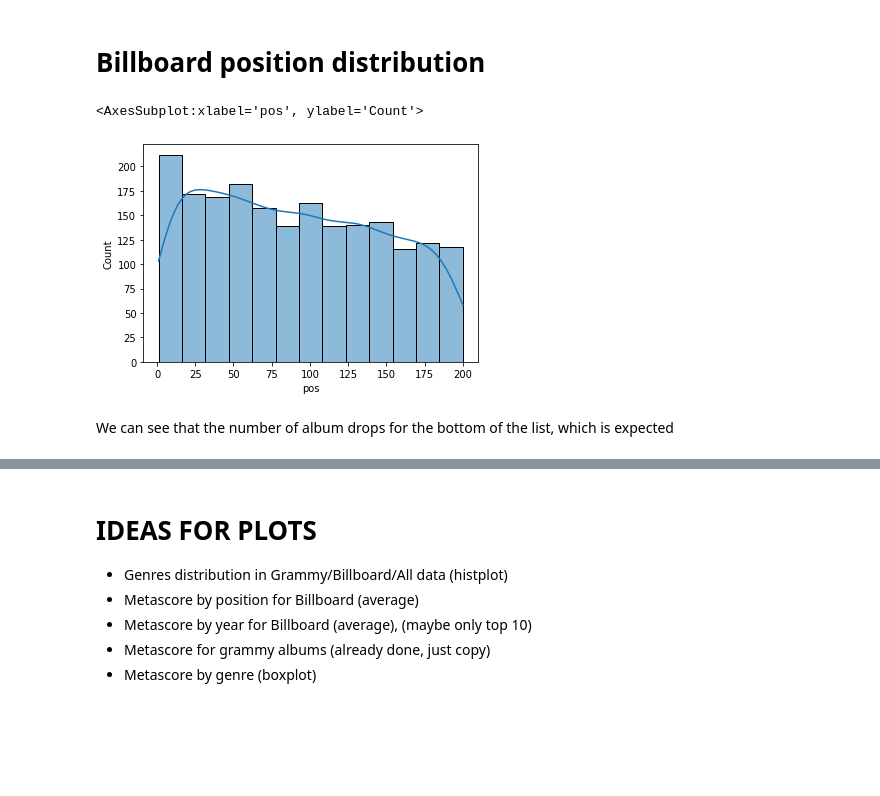
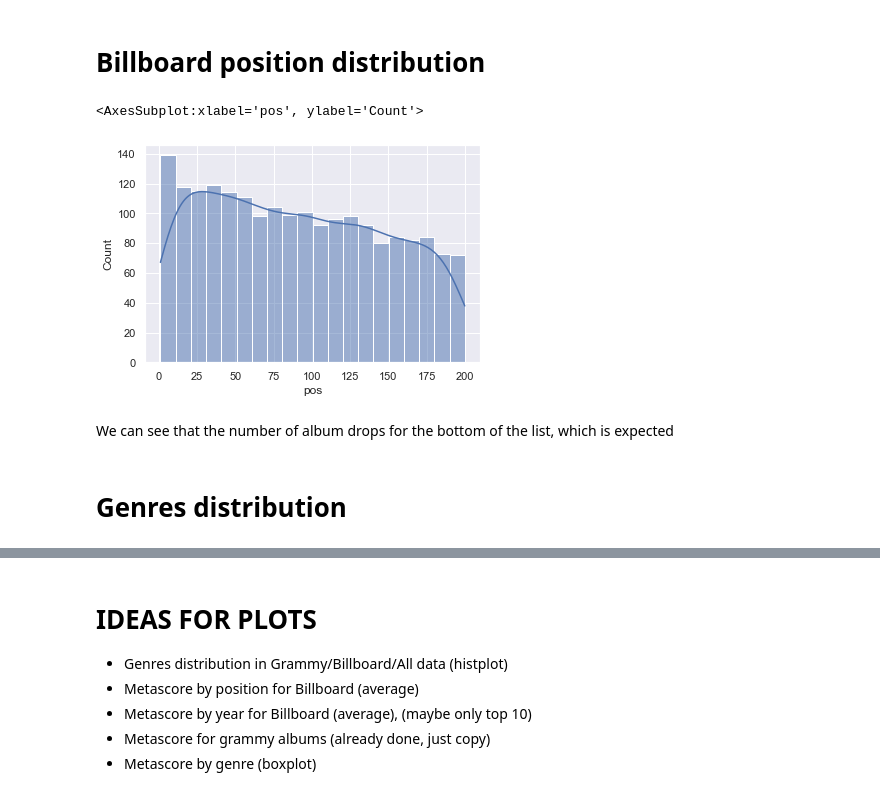
Before and after one commit to wainejr/CSB53, a Jupyter notebook: notebooks/graph_plots_joined_data.ipynb, the cells around one changed output, grey strips where cells are left out. Cells and saved outputs as stored; diff of their text form; code cells hidden in the pictures; blank space fills up the shorter version.

Commit message:
Added plots

```diff
--- a/notebooks/graph_plots_joined_data.ipynb
+++ b/notebooks/graph_plots_joined_data.ipynb
@@ -3,6 +3,8 @@ import pandas as pd
 import matplotlib.pyplot as plt
 import numpy as np
 import seaborn as sns
+
+sns.set_theme()
 # %%
 filename = "../data/all_data.json"
 
@@ -70,17 +72,19 @@ Grammy is harder to estimate, because some albums are released in one year, but
 # %%
 _billboard_positions = df_billboard["billboard"].apply(lambda d: [v for v in d.values()])
 all_pos = []
 for b in _billboard_positions.values:
     for v in b:
         all_pos.append(v)
 
 _pos_df = pd.DataFrame([{"pos": a} for a in all_pos])
 # _pos_df.plot.bar(xticks=[0, 25, 50, 75, 100, 125, 150, 175, 200], yticks=[0, 5, 10, 15, 20])
 
-sns.histplot(_pos_df, x="pos", fill=True, element="bars", kde=True)
+sns.histplot(_pos_df, x="pos", fill=True, element="bars", kde=True, bins=20)
 # _pos_df
 # %% [output]
 <AxesSubplot:xlabel='pos', ylabel='Count'>
-[figure, old version]
+[figure, new version]
 # %% [markdown]
 We can see that the number of album drops for the bottom of the list, which is expected
+# %% [markdown]
+# Genres distribution
```
Also changed, not shown: parts of 4 cells of this notebook.
